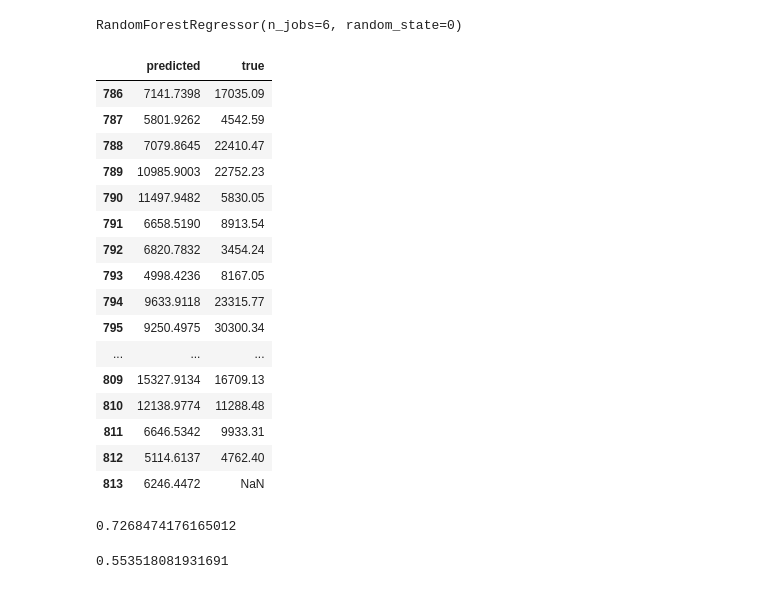
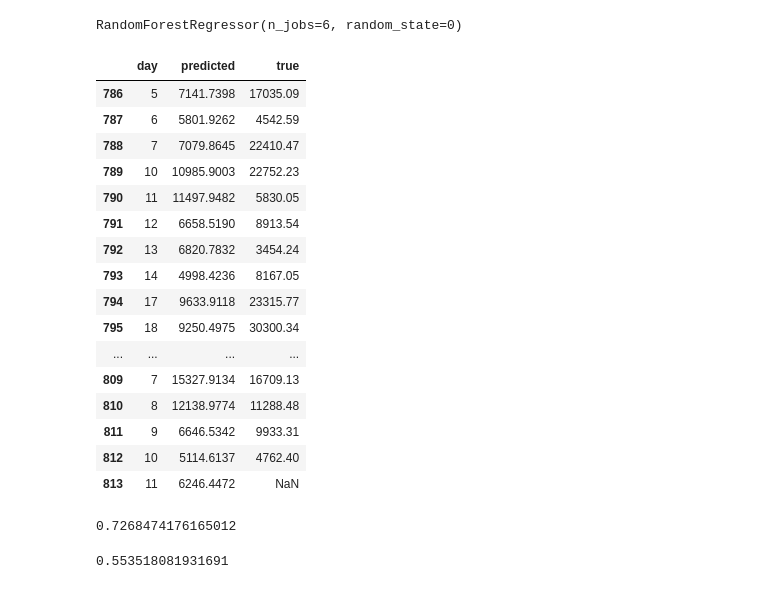
Before and after one commit to fjrp1412/machine-learning-dicascada, a Jupyter notebook: notebooks/sales_model_predictor.ipynb, the cells around one changed output. Saved outputs shown, nothing was run; the diff lists cells and outputs as text; code cells hidden in the pictures.

```diff
--- a/notebooks/sales_model_predictor.ipynb
+++ b/notebooks/sales_model_predictor.ipynb
@@ -302,39 +302,40 @@ data_train_day.tail()
 features = ["income", "count", "lag_sales_next_day", "lag_sales_next_day_count", "diff_sales_next_day", "diff_sales_next_day_count"]
 # %%
 imputer = SimpleImputer()
-Xtr = imputer.fit_transform(data_train_day[features])
-ytr = data_train_day['sales_next_day']
+Xtr_per_day = imputer.fit_transform(data_train_day[features])
+ytr_per_day = data_train_day['sales_next_day']
 
 
 model = RandomForestRegressor(n_estimators=100, random_state=0, n_jobs=6)
-model.fit(Xtr, ytr)
+model.fit(Xtr_per_day, ytr_per_day)
 # %% [output]
 RandomForestRegressor(n_jobs=6, random_state=0)
 # %%
-Xval = imputer.transform(data_valid_day[features])
-yval = data_valid_day['sales_next_day']
+# Predicting for sales but for every day.
+Xval_per_day = imputer.transform(data_valid_day[features])
+yval_per_day = data_valid_day['sales_next_day']
 
-p = model.predict(Xval)
+prediction_per_day = model.predict(Xval_per_day)
 
-df_forest = pd.DataFrame({"predicted": p, "true": yval})
-df_forest
+df_forest_per_day = pd.DataFrame({"day": data_valid_day["day"] ,"predicted": prediction_per_day, "true": yval_per_day})
+df_forest_per_day
 # %% [output]
-|  | predicted | true |
-| 786 | 7141.7398 | 17035.09 |
-| 787 | 5801.9262 | 4542.59 |
-| 788 | 7079.8645 | 22410.47 |
-| 789 | 10985.9003 | 22752.23 |
-| 790 | 11497.9482 | 5830.05 |
-| 791 | 6658.5190 | 8913.54 |
-| 792 | 6820.7832 | 3454.24 |
-| 793 | 4998.4236 | 8167.05 |
-| 794 | 9633.9118 | 23315.77 |
-| 795 | 9250.4975 | 30300.34 |
-| ... | ... | ... |
-| 809 | 15327.9134 | 16709.13 |
-| 810 | 12138.9774 | 11288.48 |
-| 811 | 6646.5342 | 9933.31 |
-| 812 | 5114.6137 | 4762.40 |
-| 813 | 6246.4472 | NaN |
+|  | day | predicted | true |
+| 786 | 5 | 7141.7398 | 17035.09 |
+| 787 | 6 | 5801.9262 | 4542.59 |
+| 788 | 7 | 7079.8645 | 22410.47 |
+| 789 | 10 | 10985.9003 | 22752.23 |
+| 790 | 11 | 11497.9482 | 5830.05 |
+| 791 | 12 | 6658.5190 | 8913.54 |
+| 792 | 13 | 6820.7832 | 3454.24 |
+| 793 | 14 | 4998.4236 | 8167.05 |
+| 794 | 17 | 9633.9118 | 23315.77 |
+| 795 | 18 | 9250.4975 | 30300.34 |
+| ... | ... | ... | ... |
+| 809 | 7 | 15327.9134 | 16709.13 |
+| 810 | 8 | 12138.9774 | 11288.48 |
+| 811 | 9 | 6646.5342 | 9933.31 |
+| 812 | 10 | 5114.6137 | 4762.40 |
+| 813 | 11 | 6246.4472 | NaN |
 # %%
 data_valid_day
@@ -342,6 +343,6 @@ mape(yval, p)
 # %% [output]
 0.7268474176165012
-# %%
-wmape(yval, p)
-# %% [output]
-0.553518081931691
+# %%
+wmape(yval_per_day, prediction_per_day)
+# %% [output]
+0.553518081931691
```
Also changed, not shown: parts of 15 cells of this notebook, 3 other files.
